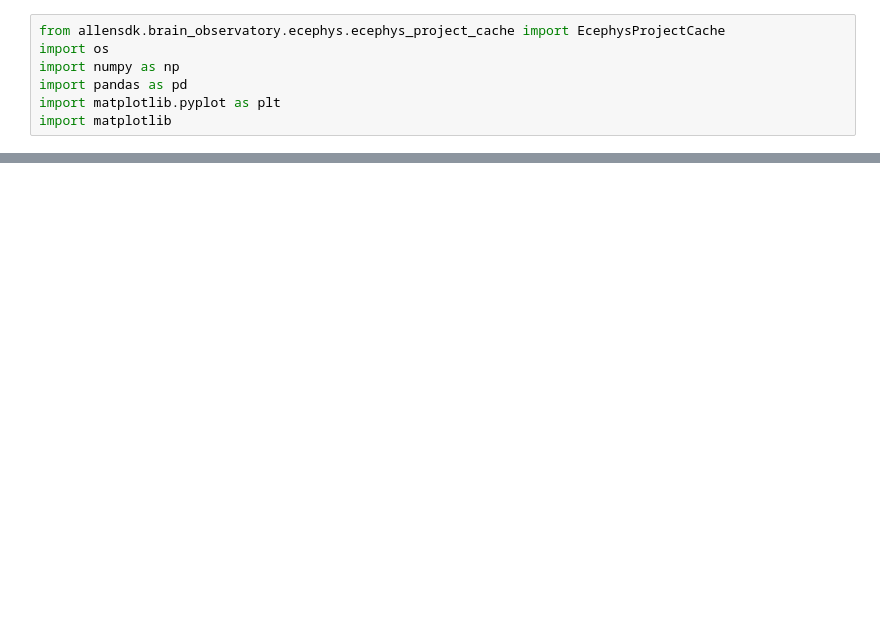
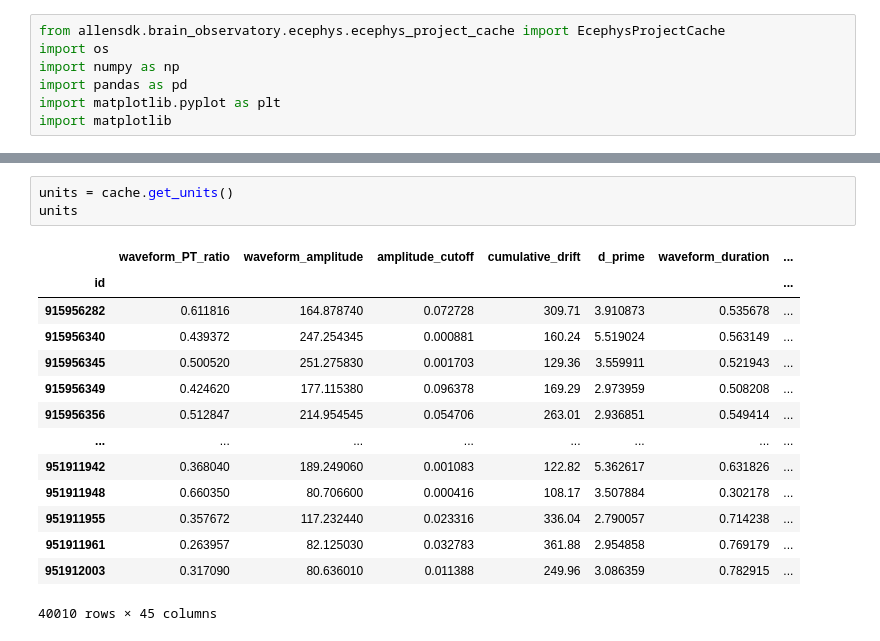
Before and after one commit to FilippoRonzino/mathematical-modelling-for-neuroscience, a Jupyter notebook: import_data.ipynb, the cells around one changed output, grey strips where cells are left out. Drawn from its saved outputs; the diff is of its cells as text; blank space fills up the shorter version.

```diff
--- a/import_data.ipynb
+++ b/import_data.ipynb
@@ -119,0 +91,18 @@ static_dataset.to_parquet(f'ourdata/static_dataset_session_{session}.parquet')
+# %%
+units = cache.get_units()
+units
+# %% [output]
+|  | waveform_PT_ratio | waveform_amplitude | amplitude_cutoff | cumulative_drift | d_prime | waveform_duration | ... |
+| id |  |  |  |  |  |  | ... |
+| 915956282 | 0.611816 | 164.878740 | 0.072728 | 309.71 | 3.910873 | 0.535678 | ... |
+| 915956340 | 0.439372 | 247.254345 | 0.000881 | 160.24 | 5.519024 | 0.563149 | ... |
+| 915956345 | 0.500520 | 251.275830 | 0.001703 | 129.36 | 3.559911 | 0.521943 | ... |
+| 915956349 | 0.424620 | 177.115380 | 0.096378 | 169.29 | 2.973959 | 0.508208 | ... |
+| 915956356 | 0.512847 | 214.954545 | 0.054706 | 263.01 | 2.936851 | 0.549414 | ... |
+| ... | ... | ... | ... | ... | ... | ... | ... |
+| 951911942 | 0.368040 | 189.249060 | 0.001083 | 122.82 | 5.362617 | 0.631826 | ... |
+| 951911948 | 0.660350 | 80.706600 | 0.000416 | 108.17 | 3.507884 | 0.302178 | ... |
+| 951911955 | 0.357672 | 117.232440 | 0.023316 | 336.04 | 2.790057 | 0.714238 | ... |
+| 951911961 | 0.263957 | 82.125030 | 0.032783 | 361.88 | 2.954858 | 0.769179 | ... |
+| 951912003 | 0.317090 | 80.636010 | 0.011388 | 249.96 | 3.086359 | 0.782915 | ... |
+40010 rows × 45 columns
```
Also changed, not shown: parts of 35 cells of this notebook.
